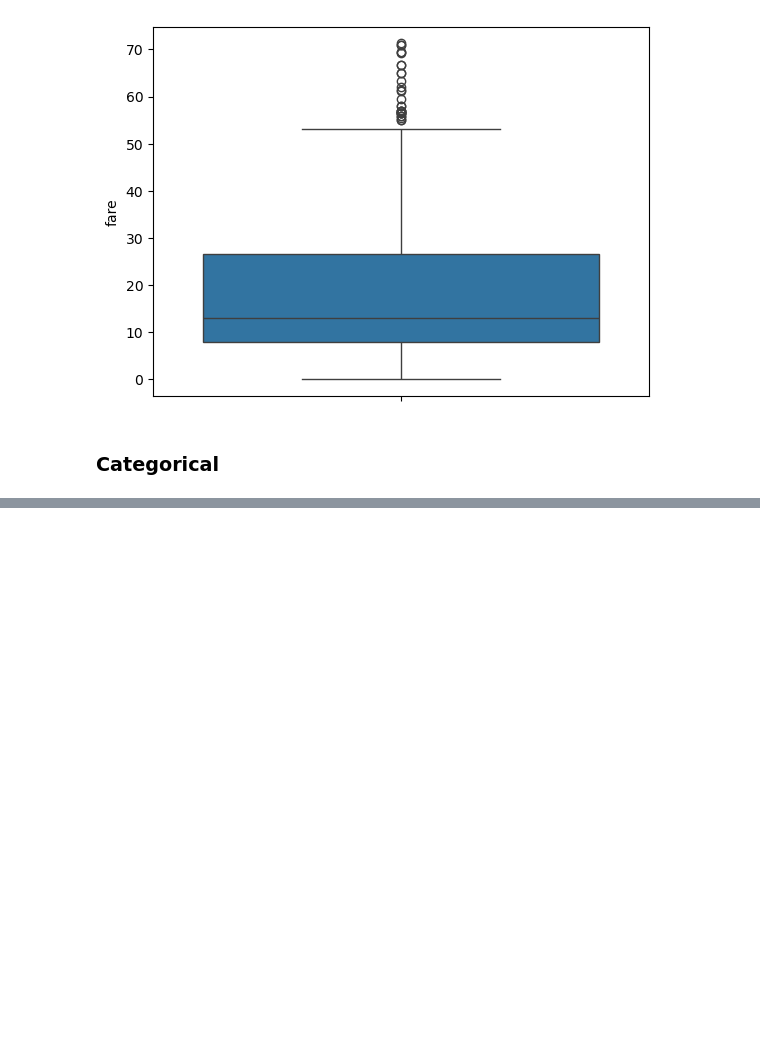
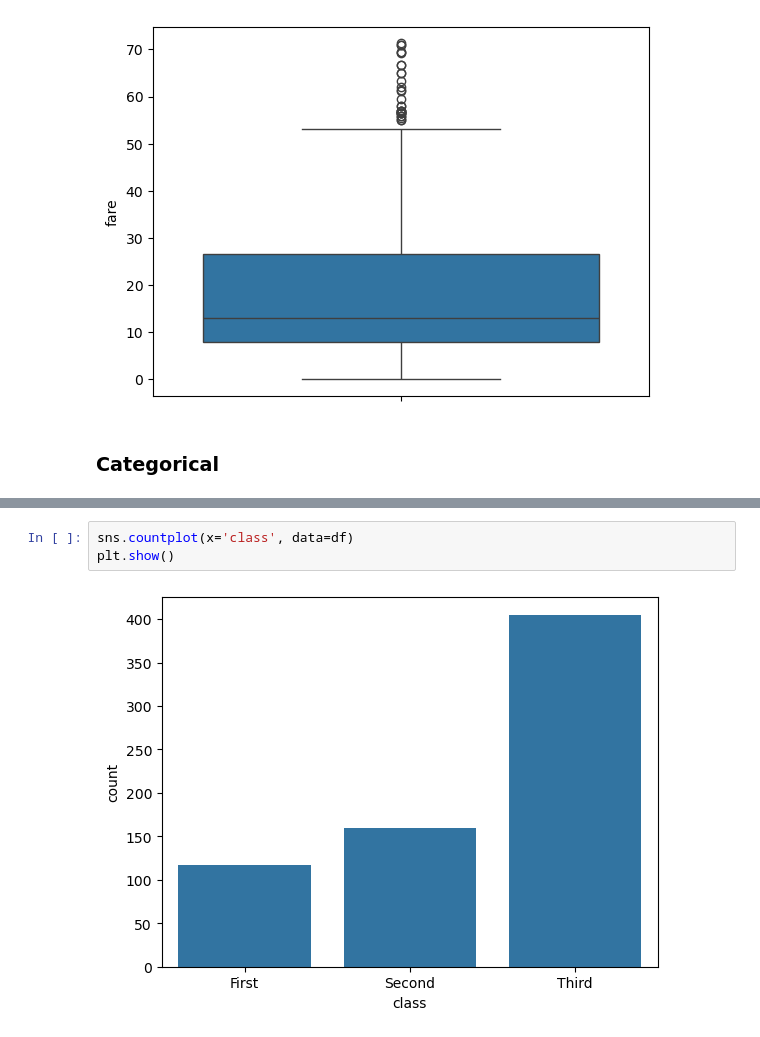
Before and after one commit to Niraj7272/DataScience, a Jupyter notebook: Practice/Project_cleaning_EDA_Feature-engineering/Titanic.ipynb, the cells around one changed output, grey strips where cells are left out. Drawn from its saved outputs; the diff is of its cells as text; blank space fills up the shorter version.

```diff
--- a/Practice/Project_cleaning_EDA_Feature-engineering/Titanic.ipynb
+++ b/Practice/Project_cleaning_EDA_Feature-engineering/Titanic.ipynb
@@ -345,0 +351,5 @@ plt.show()
+# %%
+sns.countplot(x='class', data=df)
+plt.show()
+# %% [output]
+[figure, added]
```
Also changed, not shown: parts of 9 cells of this notebook.
